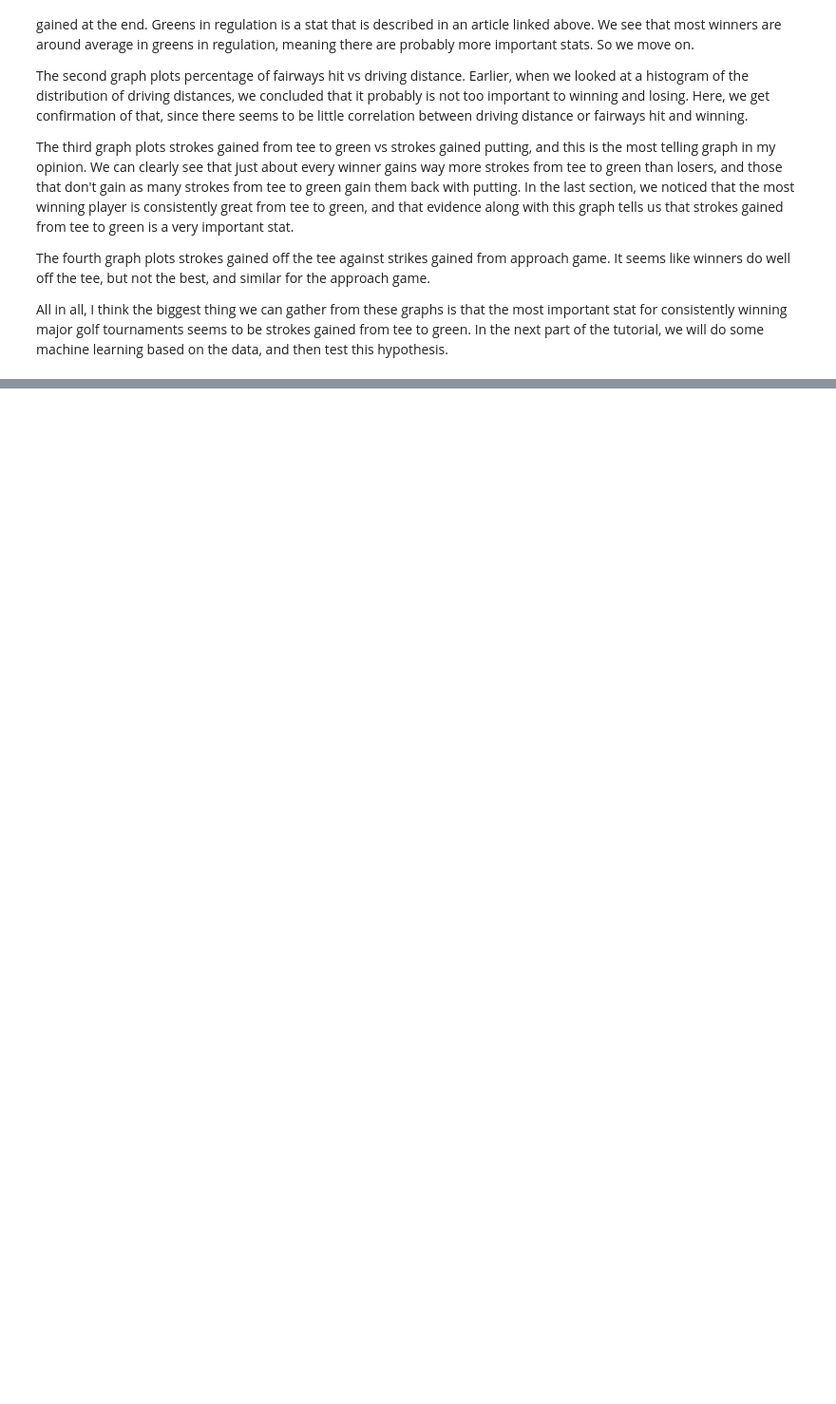
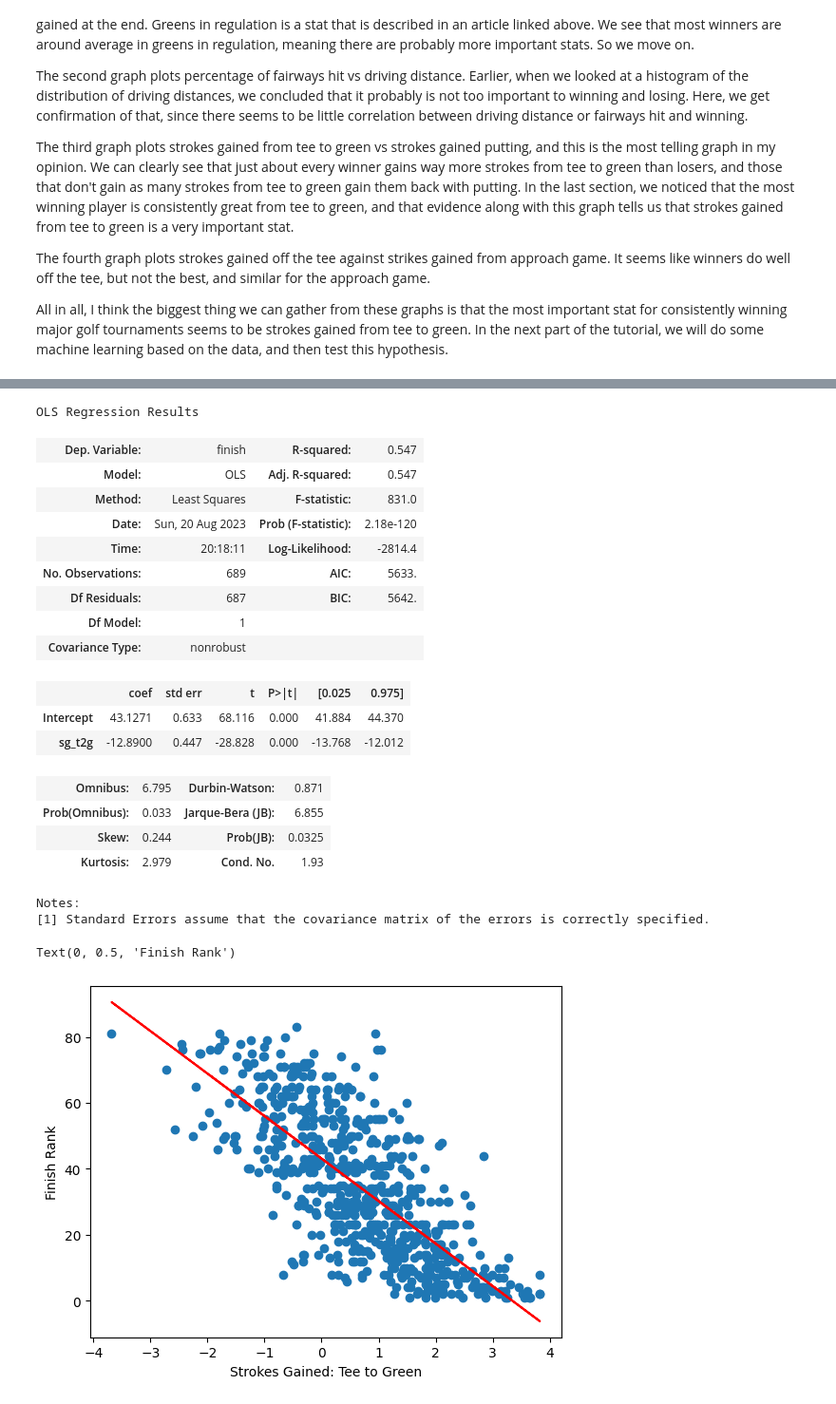
Before and after one commit to bendobbins/bendobbins.github.io, a Jupyter notebook: tutorial.ipynb, the cells around one changed output, grey strips where cells are left out. Shown at 95% size. Saved outputs shown, nothing was run; the diff lists cells and outputs as text; code cells hidden in the pictures; blank space fills up the shorter version.

```diff
--- a/tutorial.ipynb
+++ b/tutorial.ipynb
@@ -300,8 +349,11 @@ from sklearn import linear_model as lm
 # %%
+# Create a linear regression model and fit it with the strokes gained and round score data
 model = lm.LinearRegression()
 model.fit(data[['sg_total']].values, data[['round_score']].values)
 
+# Scatter plot of strokes gained vs. round score
 plt.plot(data[['sg_total']], data[['round_score']], 'o')
+# Plot the linear regression best fit line (predicted round score based on strokes gained)
 plt.plot(data[['sg_total']], model.predict(data[['sg_total']].values), color='red')
 plt.xticks(np.arange(-14, 14, 2))
 plt.xlabel('Strokes Gained Total')
@@ -309,24 +361,9 @@ plt.ylabel('Round Score')
 plt.title('Strokes Gained Total vs. Round Score')
 plt.show()
 
+# Predict round score based on certain amounts of strokes gained
 print("Score predictions for strokes gained of -4, -2, 0, 2, 4 respectively: \n", model.predict([[-4], [-2], [0], [2], [4]]))
+# Print the model intercept and coefficient
 print("Model intercept and coefficient respectively: ", model.intercept_, model.coef_)
-
-
-t2g_score = data[['sg_t2g', 'round_score']]
-t2g_score = t2g_score.dropna()
-t2g_score
-model.fit(t2g_score[['sg_t2g']].values, t2g_score[['round_score']].values)
-
-plt.plot(t2g_score[['sg_t2g']], t2g_score[['round_score']], 'o')
-plt.plot(t2g_score[['sg_t2g']], model.predict(t2g_score[['sg_t2g']].values), color='red')
-plt.xticks(np.arange(-14, 14, 2))
-plt.xlabel('Strokes Gained t2ging')
-plt.ylabel('Round Score')
-plt.title('Strokes Gained t2g vs. Round Score')
-plt.show()
-
-print("Score predictions for strokes gained of -4, -2, 0, 2, 4 respectively: \n", model.predict([[-4], [-2], [0], [2], [4]]))
-print("Model intercept and coefficient respectively: ", model.intercept_, model.coef_)
 # %% [output]
 [figure]
@@ -449,0 +532,37 @@ Probability of placing 1st: 0.12321975941100777 %
+# %%
+import statsmodels.formula.api as sm
+
+t2g_regression = sm.ols(formula='finish ~ sg_t2g', data=finishes).fit()
+display(t2g_regression.summary())
+
+finishes = finishes.dropna()
+
+model.fit(finishes[['sg_t2g']].values, finishes[['finish']].values)
+plt.plot(finishes['sg_t2g'].values, finishes['finish'].values, 'o')
+plt.plot(finishes['sg_t2g'].values, model.predict(finishes['sg_t2g'].values.reshape(-1, 1)), 'r-')
+plt.xlabel('Strokes Gained: Tee to Green')
+plt.ylabel('Finish Rank')
+plt.title('Finish Rank vs Strokes Gained from Tee to Green in Major Tournaments')
+plt.show()
+# %% [output]
+OLS Regression Results
+| Dep. Variable: | finish | R-squared: | 0.547 |
+| Model: | OLS | Adj. R-squared: | 0.547 |
+| Method: | Least Squares | F-statistic: | 831.0 |
+| Date: | Sun, 20 Aug 2023 | Prob (F-statistic): | 2.18e-120 |
+| Time: | 20:18:11 | Log-Likelihood: | -2814.4 |
+| No. Observations: | 689 | AIC: | 5633. |
+| Df Residuals: | 687 | BIC: | 5642. |
+| Df Model: | 1 |  |  |
+| Covariance Type: | nonrobust |  |  |
+|  | coef | std err | t | P>|t| | [0.025 | 0.975] |
+| Intercept | 43.1271 | 0.633 | 68.116 | 0.000 | 41.884 | 44.370 |
+| sg_t2g | -12.8900 | 0.447 | -28.828 | 0.000 | -13.768 | -12.012 |
+| Omnibus: | 6.795 | Durbin-Watson: | 0.871 |
+| Prob(Omnibus): | 0.033 | Jarque-Bera (JB): | 6.855 |
+| Skew: | 0.244 | Prob(JB): | 0.0325 |
+| Kurtosis: | 2.979 | Cond. No. | 1.93 |
+Notes:
+[1] Standard Errors assume that the covariance matrix of the errors is correctly specified.
+Text(0, 0.5, 'Finish Rank')
+[figure, added]
```
Also changed, not shown: parts of 25 cells of this notebook, 1 other file.
